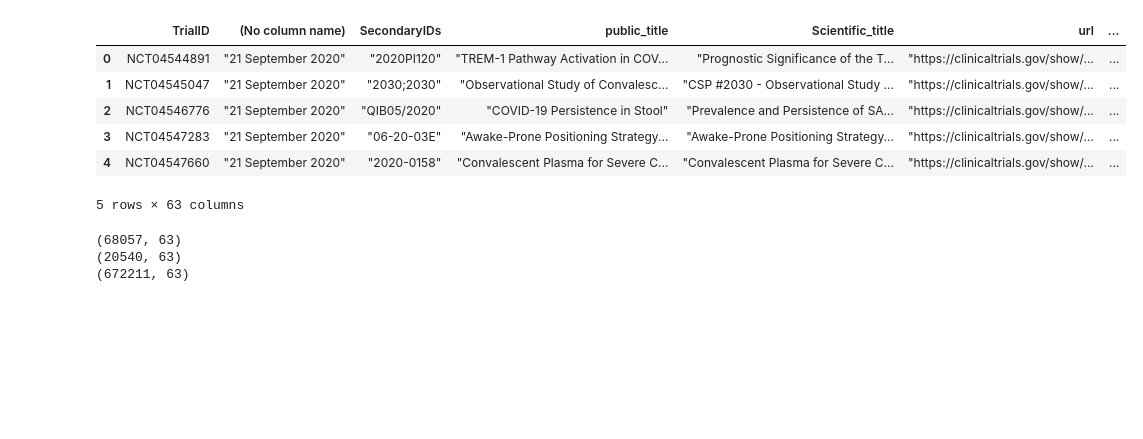
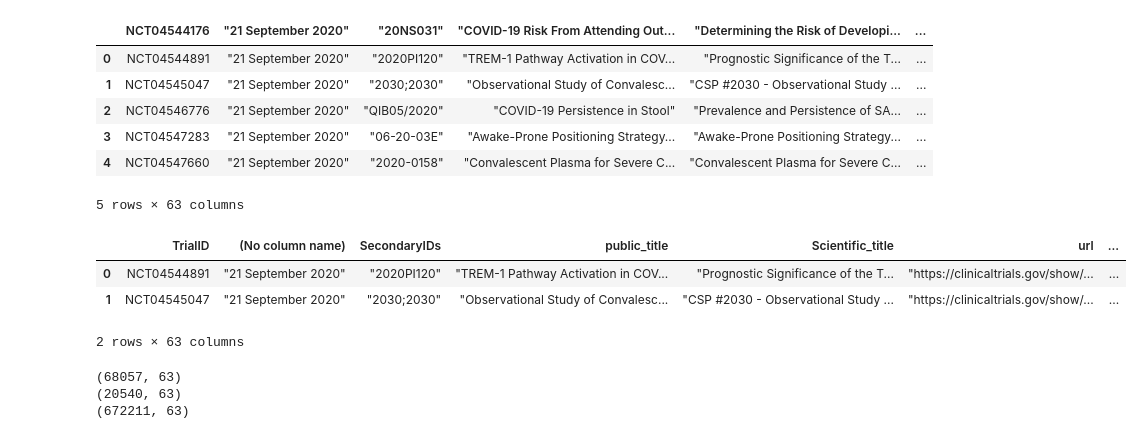
Before and after one commit to katiek74/capstone, a Jupyter notebook: notebooks/capstone_data_download_and_transformation.ipynb, the cells around one changed output. Drawn from its saved outputs; the diff is of its cells as text; code cells hidden in the pictures; blank space fills up the shorter version.

```diff
--- a/notebooks/capstone_data_download_and_transformation.ipynb
+++ b/notebooks/capstone_data_download_and_transformation.ipynb
@@ -25,7 +23,18 @@ WHO_12_07 = pd.read_csv('../data/WHO_all_Week7December2020.csv')
+# %%
+WHO_all.head()
+# %% [output]
+|  | NCT04544176 | "21 September 2020" | "20NS031" | "COVID-19 Risk From Attending Out... | "Determining the Risk of Developi... | ... |
+| 0 | NCT04544891 | "21 September 2020" | "2020PI120" | "TREM-1 Pathway Activation in COV... | "Prognostic Significance of the T... | ... |
+| 1 | NCT04545047 | "21 September 2020" | "2030;2030" | "Observational Study of Convalesc... | "CSP #2030 - Observational Study ... | ... |
+| 2 | NCT04546776 | "21 September 2020" | "QIB05/2020" | "COVID-19 Persistence in Stool" | "Prevalence and Persistence of SA... | ... |
+| 3 | NCT04547283 | "21 September 2020" | "06-20-03E" | "Awake-Prone Positioning Strategy... | "Awake-Prone Positioning Strategy... | ... |
+| 4 | NCT04547660 | "21 September 2020" | "2020-0158" | "Convalescent Plasma for Severe C... | "Convalescent Plasma for Severe C... | ... |
+5 rows × 63 columns
 # %%
-#I discovered that the WHO full dataset does not have a header row with column titles for some reason, adding those:
+#The WHO full dataset does not have a header row with column titles for some reason, adding those:
 
-WHO_all = pd.DataFrame(WHO_all.values, columns = ['TrialID',
+WHO_all = pd.DataFrame(WHO_all.values, columns = [
+'TrialID',
 '(No column name)',
 'SecondaryIDs',
 'public_title',
@@ -67,38 +76,35 @@ WHO_all = pd.DataFrame(WHO_all.values, columns = ['TrialID',
 'Bridged_type',
 'Childs',
 'type_enrolment',
 'Retrospective_flag',
 'results_actual_enrollment',
 'results_url_link',
 'results_summary',
 'results_date_posted',
 'results_date_first_publication',
 'results_baseline_char',
 'results_participant_flow',
 'results_adverse_events',
 'results_outcome_measures',
 'results_url_protocol',
 'results_IPD_plan',
 'results_IPD_description',
 'results_date_completed',
 'results_yes_no',
 'Ethics_Status',
 'Ethics_Approval_Date',
 'Ethics_Contact_Name',
 'Ethics_Contact_Address',
 'Ethics_Contact_Phone',
 'Ethics_Contact_Email'
 ])
 
-WHO_all.head()
+WHO_all.head(2)
 # %% [output]
 |  | TrialID | (No column name) | SecondaryIDs | public_title | Scientific_title | url | ... |
 | 0 | NCT04544891 | "21 September 2020" | "2020PI120" | "TREM-1 Pathway Activation in COV... | "Prognostic Significance of the T... | "https://clinicaltrials.gov/show/... | ... |
 | 1 | NCT04545047 | "21 September 2020" | "2030;2030" | "Observational Study of Convalesc... | "CSP #2030 - Observational Study ... | "https://clinicaltrials.gov/show/... | ... |
-| 2 | NCT04546776 | "21 September 2020" | "QIB05/2020" | "COVID-19 Persistence in Stool" | "Prevalence and Persistence of SA... | "https://clinicaltrials.gov/show/... | ... |
-| 3 | NCT04547283 | "21 September 2020" | "06-20-03E" | "Awake-Prone Positioning Strategy... | "Awake-Prone Positioning Strategy... | "https://clinicaltrials.gov/show/... | ... |
-| 4 | NCT04547660 | "21 September 2020" | "2020-0158" | "Convalescent Plasma for Severe C... | "Convalescent Plasma for Severe C... | "https://clinicaltrials.gov/show/... | ... |
-5 rows × 63 columns
+2 rows × 63 columns
 # %%
 #Checking each of the WHO data sets to see how many rows they have so I know what to look for as the total when appending them together:
 
```
Also changed, not shown: parts of 25 cells of this notebook, 1 other file.
